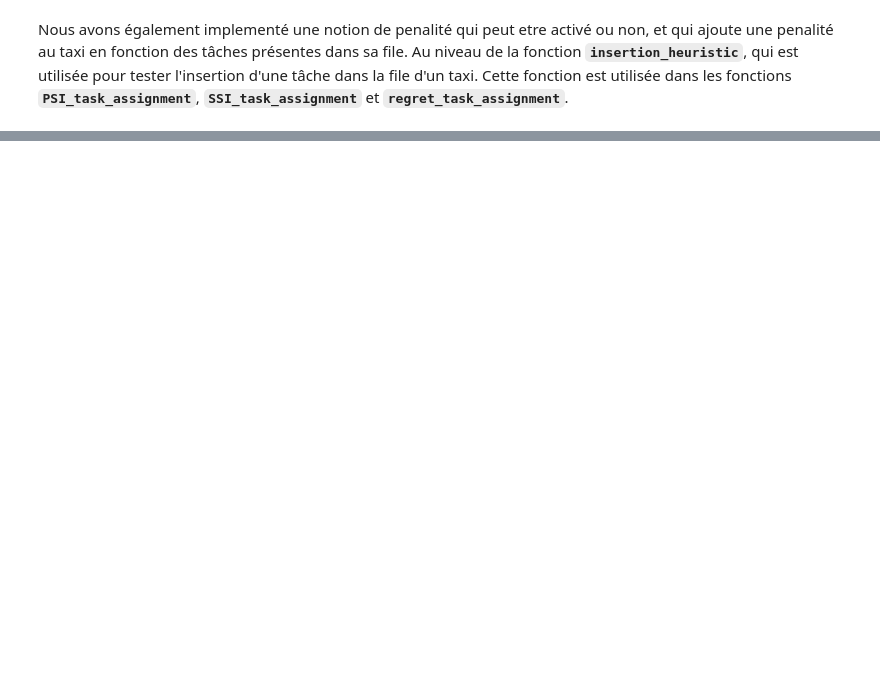
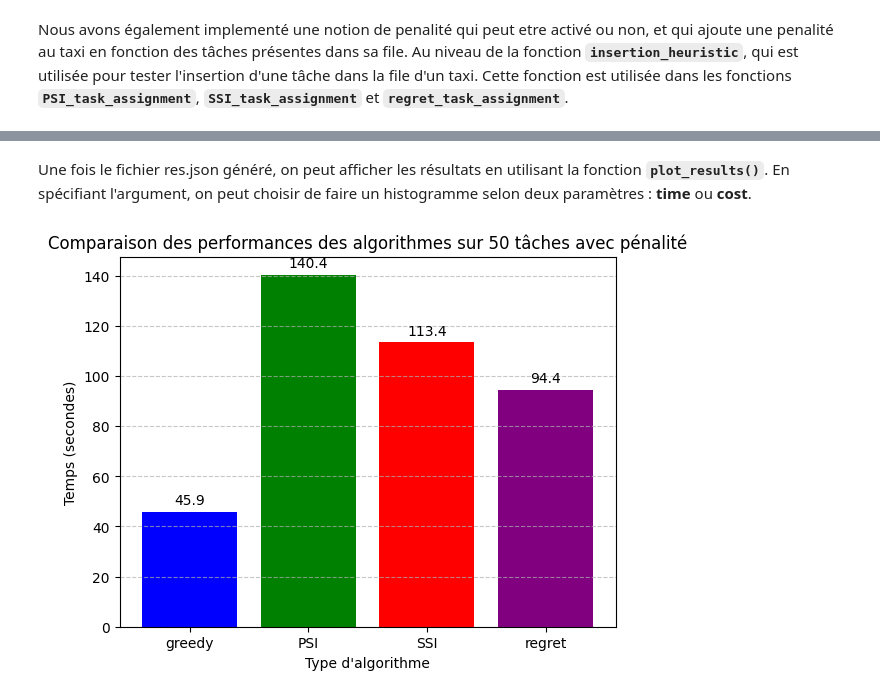
Before and after one commit to PerotR/COCOMA_2, a Jupyter notebook: notebook.ipynb, the cells around one changed output, grey strips where cells are left out. Drawn from its saved outputs; the diff is of its cells as text; code cells hidden in the pictures; blank space fills up the shorter version.

Commit message:
ajout cout pour evaluation et dcop_results

```diff
--- a/notebook.ipynb
+++ b/notebook.ipynb
@@ -137,0 +171,6 @@ simulation.main(resolutionType="regret", isPenalty=True, random_task=False)
+# %% [markdown]
+Une fois le fichier res.json généré, on peut afficher les résultats en utilisant la fonction **`plot_results()`**. En spécifiant l'argument, on peut choisir de faire un histogramme selon deux paramètres : **time** ou **cost**.
+# %%
+simulation.plot_results("time")
+# %% [output]
+[figure, added]
```
Also changed, not shown: parts of 17 cells of this notebook, 2 other files.
